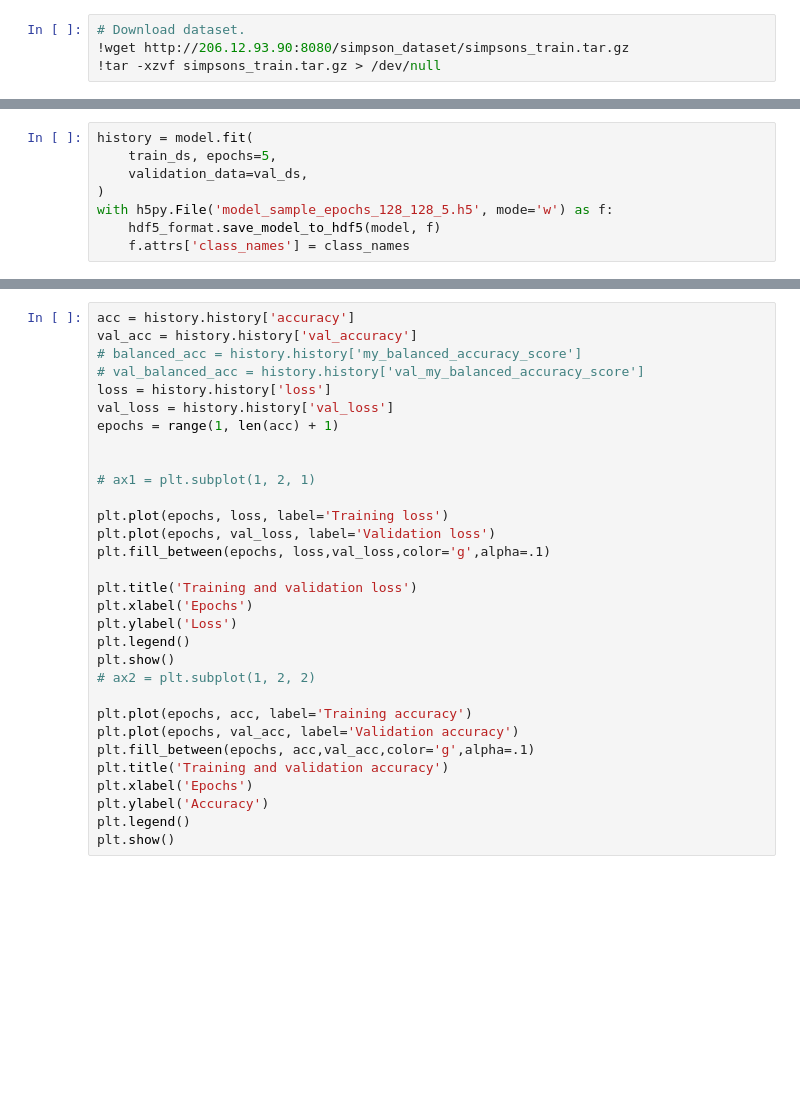
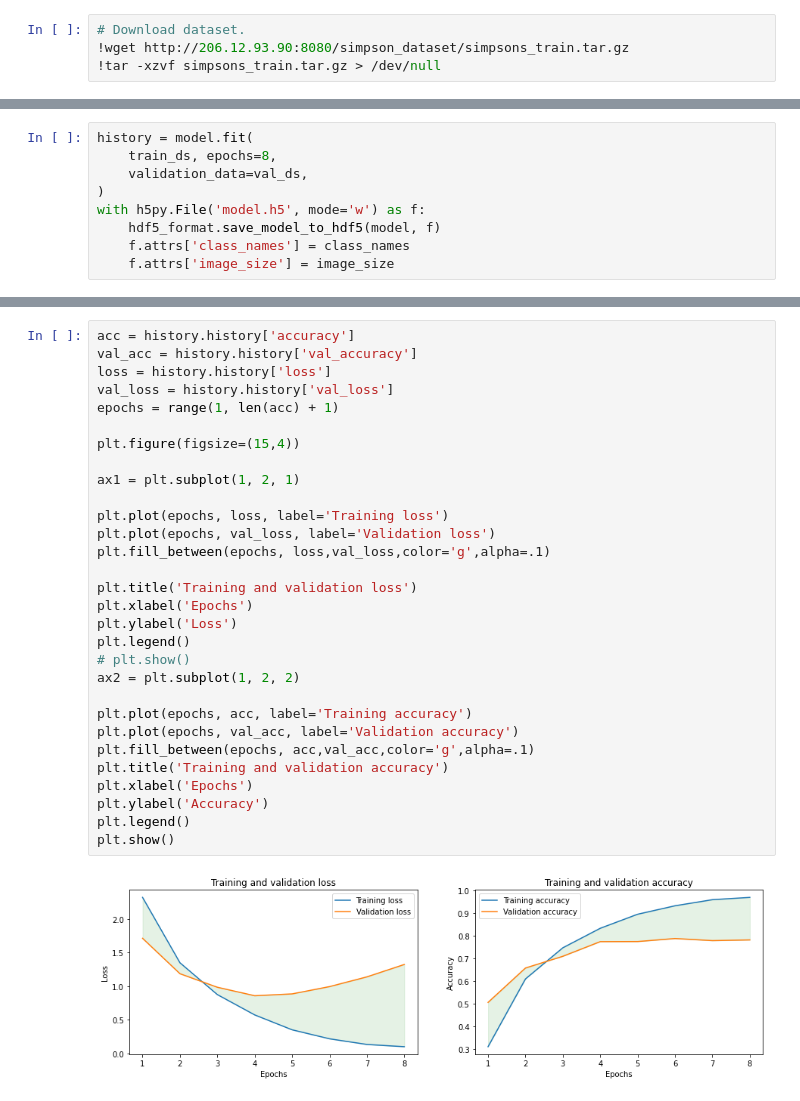
Before and after one commit to rbouadjenek/deakin-ai-challenge2021, a Jupyter notebook: deakin_ai_challenge_training.ipynb, the cells around one changed output, grey strips where cells are left out. Drawn from its saved outputs; the diff is of its cells as text; blank space fills up the shorter version.

```diff
--- a/deakin_ai_challenge_training.ipynb
+++ b/deakin_ai_challenge_training.ipynb
@@ -149,8 +169,9 @@ model.compile(optimizer=optimizers.RMSprop(lr=0.001),
 # %%
 history = model.fit(
-    train_ds, epochs=5,
+    train_ds, epochs=8,
     validation_data=val_ds,
 )
-with h5py.File('model_sample_epochs_128_128_5.h5', mode='w') as f:
+with h5py.File('model.h5', mode='w') as f:
     hdf5_format.save_model_to_hdf5(model, f)
     f.attrs['class_names'] = class_names
+    f.attrs['image_size'] = image_size
@@ -157,34 +195,35 @@ with h5py.File('model_sample_epochs_128_128_5.h5', mode='w') as f:
 # %%
 acc = history.history['accuracy']
 val_acc = history.history['val_accuracy']
-# balanced_acc = history.history['my_balanced_accuracy_score']
-# val_balanced_acc = history.history['val_my_balanced_accuracy_score']
 loss = history.history['loss']
 val_loss = history.history['val_loss']
 epochs = range(1, len(acc) + 1)
 
+plt.figure(figsize=(15,4))
 
-# ax1 = plt.subplot(1, 2, 1)
+ax1 = plt.subplot(1, 2, 1)
 
 plt.plot(epochs, loss, label='Training loss')
 plt.plot(epochs, val_loss, label='Validation loss')
 plt.fill_between(epochs, loss,val_loss,color='g',alpha=.1)
 
 plt.title('Training and validation loss')
 plt.xlabel('Epochs')
 plt.ylabel('Loss')
 plt.legend()
-plt.show()
-# ax2 = plt.subplot(1, 2, 2)
+# plt.show()
+ax2 = plt.subplot(1, 2, 2)
 
 plt.plot(epochs, acc, label='Training accuracy')
 plt.plot(epochs, val_acc, label='Validation accuracy')
 plt.fill_between(epochs, acc,val_acc,color='g',alpha=.1)
 plt.title('Training and validation accuracy')
 plt.xlabel('Epochs')
 plt.ylabel('Accuracy')
 plt.legend()
 plt.show()
+# %% [output]
+[figure, added]
 # %%
 def plot_confusion_matrix(cm, classes,
                         normalize=False,
```
Also changed, not shown: parts of 8 cells of this notebook.
